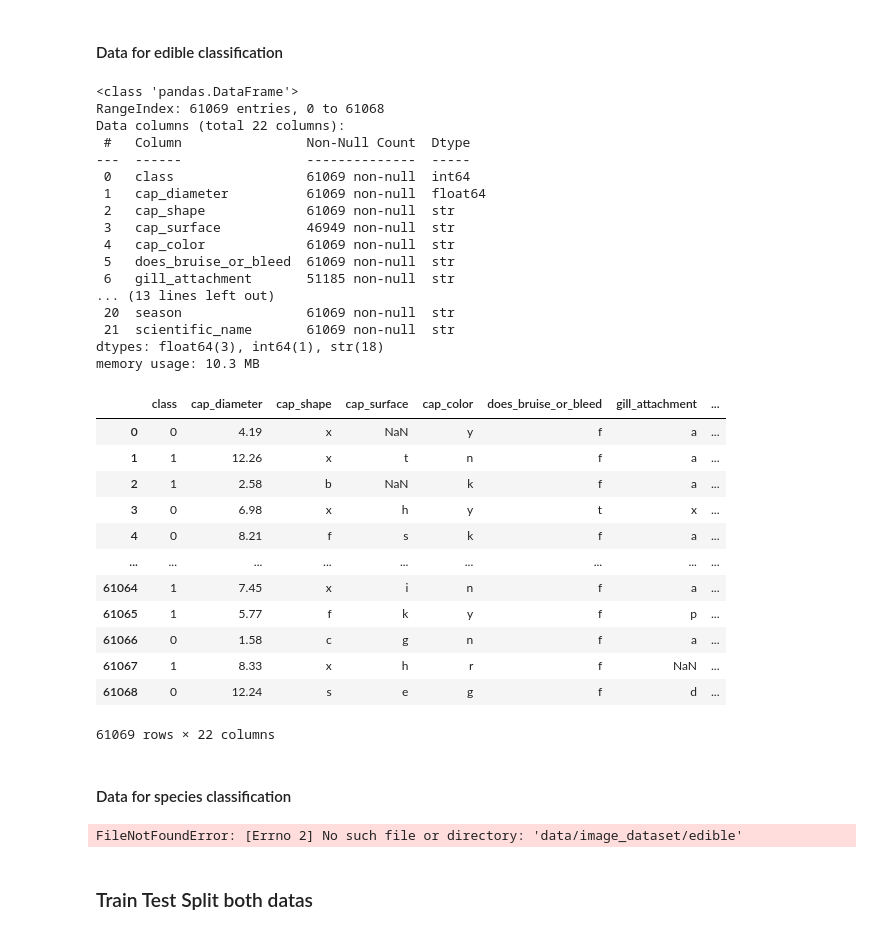
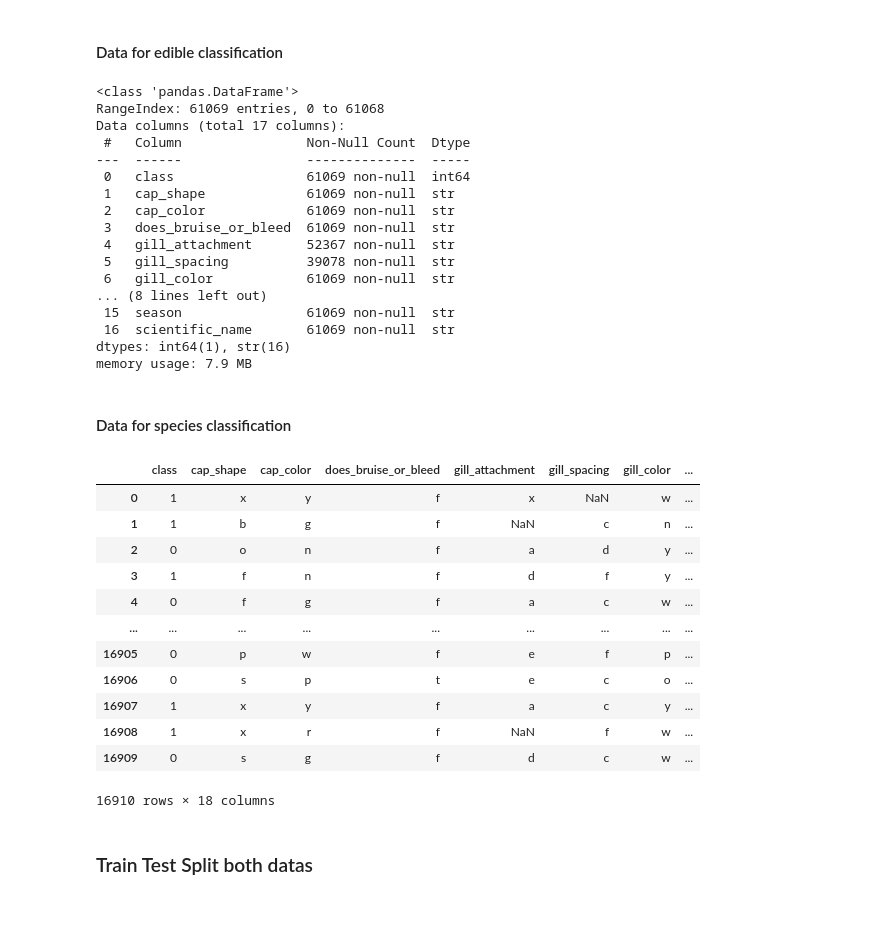
Before and after one commit to ClemPera/Kinoko, a Jupyter notebook: Notebooks/basspeif_dataviz_clean.ipynb, the cells around one changed output. Saved outputs shown, nothing was run; the diff lists cells and outputs as text; code cells hidden in the pictures.

```diff
--- a/Notebooks/basspeif_dataviz_clean.ipynb
+++ b/Notebooks/basspeif_dataviz_clean.ipynb
@@ -87,67 +144,76 @@ data_merge_scname = data_secondary_labelled.merge(df_mushnames, how='left', on='
 data_tabular_final = data_merge_scname.drop(columns=['family','name','Common Name'])
 data_tabular_final.columns = data_tabular_final.columns.str.replace('-', '_').str.replace(' ', '_').str.lower()
 data_tabular_final["class"] = (data_tabular_final["class"] == "p").astype(int)
-data_tabular_final.info()
+
+# Feature selection
+data_tabular_final = data_tabular_final.drop(columns=['cap_surface','ring_type',
+                                                      'cap_diameter','stem_height','stem_width'])
+
+# Randomly ordered df
+data_tabular_rdm = data_tabular_final.sample(frac=1, random_state=3).reset_index(drop=True)
+
+# Apply a noise to the data : TOO perfect is not good
+data_tab_rdm_noise = add_noise_to_dataset(data_tabular_rdm, noise_fraction=0.12)
+
+data_tab_rdm_noise.info()
 # %% [output]
 <class 'pandas.DataFrame'>
 RangeIndex: 61069 entries, 0 to 61068
-Data columns (total 22 columns):
+Data columns (total 17 columns):
  #   Column                Non-Null Count  Dtype
 ---  ------                --------------  -----
  0   class                 61069 non-null  int64
- 1   cap_diameter          61069 non-null  float64
- 2   cap_shape             61069 non-null  str
- 3   cap_surface           46949 non-null  str
- 4   cap_color             61069 non-null  str
- 5   does_bruise_or_bleed  61069 non-null  str
- 6   gill_attachment       51185 non-null  str
-... (13 lines left out)
- 20  season                61069 non-null  str
- 21  scientific_name       61069 non-null  str
-dtypes: float64(3), int64(1), str(18)
-memory usage: 10.3 MB
+ 1   cap_shape             61069 non-null  str
+ 2   cap_color             61069 non-null  str
+ 3   does_bruise_or_bleed  61069 non-null  str
+ 4   gill_attachment       52367 non-null  str
+ 5   gill_spacing          39078 non-null  str
+ 6   gill_color            61069 non-null  str
+... (8 lines left out)
+ 15  season                61069 non-null  str
+ 16  scientific_name       61069 non-null  str
+dtypes: int64(1), str(16)
+memory usage: 7.9 MB
 # %%
-data_tabular_final.sample(frac=1, random_state=3).reset_index(drop=True)
+#data_tabular_final.sample(frac=1, random_state=3).reset_index(drop=True)
-# %% [output]
-|  | class | cap_diameter | cap_shape | cap_surface | cap_color | does_bruise_or_bleed | gill_attachment | ... |
-| 0 | 0 | 4.19 | x | NaN | y | f | a | ... |
-| 1 | 1 | 12.26 | x | t | n | f | a | ... |
-| 2 | 1 | 2.58 | b | NaN | k | f | a | ... |
-| 3 | 0 | 6.98 | x | h | y | t | x | ... |
-| 4 | 0 | 8.21 | f | s | k | f | a | ... |
-| ... | ... | ... | ... | ... | ... | ... | ... | ... |
-| 61064 | 1 | 7.45 | x | i | n | f | a | ... |
-| 61065 | 1 | 5.77 | f | k | y | f | p | ... |
-| 61066 | 0 | 1.58 | c | g | n | f | a | ... |
-| 61067 | 1 | 8.33 | x | h | r | f | NaN | ... |
-| 61068 | 0 | 12.24 | s | e | g | f | d | ... |
-61069 rows × 22 columns
 # %% [markdown]
 #### Data for species classification
 # %%
 ## Liste champignons (via noms scientifiques) dans les images
 path_edible = "../data/image_dataset/edible"
 path_poisonous = "../data/image_dataset/poisonous"
 
 # Liste des sous-dossiers
 list_edible = [f for f in os.listdir(path_edible)
                  if os.path.isdir(os.path.join(path_edible, f))]
 list_poisonous = [f for f in os.listdir(path_poisonous)
                  if os.path.isdir(os.path.join(path_poisonous, f))]
 
 # Création du DataFrame
 df1 = pd.DataFrame(list_edible, columns=["scientific_name"])
 df1['type'] = "edible"
 df2 = pd.DataFrame(list_poisonous, columns=["scientific_name"])
 df2['type'] = "poisonous"
 df_concat = pd.concat([df1, df2], ignore_index=True)
 df_concat['scientific_name'] = df_concat['scientific_name'].str.replace("_", " ", regex=False).str.replace("-", " ", regex=False)
 
 # garder que le tabulaire dont l'espèce est présente dans les données d'image
-data_tabular_image = data_tabular_final.merge(df_concat, how='inner', on='scientific_name')
+data_tabular_image = data_tab_rdm_noise.merge(df_concat, how='inner', on='scientific_name')
 data_tabular_image
 # %% [output]
+|  | class | cap_shape | cap_color | does_bruise_or_bleed | gill_attachment | gill_spacing | gill_color | ... |
+| 0 | 1 | x | y | f | x | NaN | w | ... |
+| 1 | 1 | b | g | f | NaN | c | n | ... |
+| 2 | 0 | o | n | f | a | d | y | ... |
+| 3 | 1 | f | n | f | d | f | y | ... |
+| 4 | 0 | f | g | f | a | c | w | ... |
+| ... | ... | ... | ... | ... | ... | ... | ... | ... |
+| 16905 | 0 | p | w | f | e | f | p | ... |
+| 16906 | 0 | s | p | t | e | c | o | ... |
+| 16907 | 1 | x | y | f | a | c | y | ... |
+| 16908 | 1 | x | r | f | NaN | f | w | ... |
+| 16909 | 0 | s | g | f | d | c | w | ... |
-FileNotFoundError: [Errno 2] No such file or directory: 'data/image_dataset/edible'
+16910 rows × 18 columns
 # %% [markdown]
 ### Train Test Split both datas
 # %%
```
Also changed, not shown: parts of 15 cells of this notebook, 3 other files.
